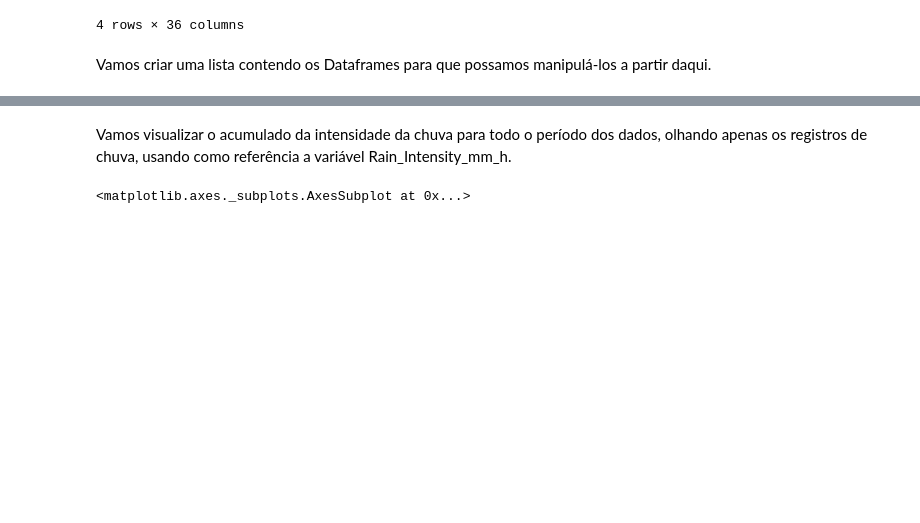
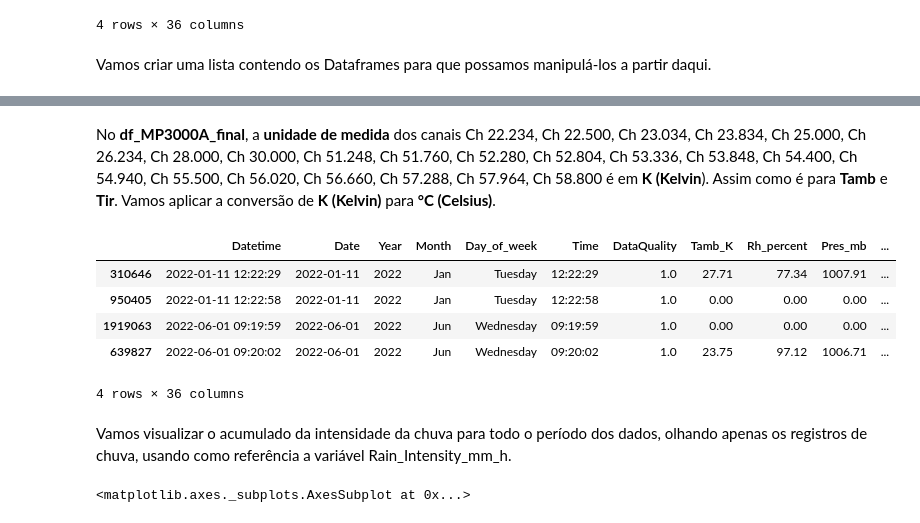
Before and after one commit to lourencocavalcante/Introduction-to-Data-Science, a Jupyter notebook: CAP394_2022_ProjetoFinal_EDA.ipynb, the cells around one changed output, grey strips where cells are left out. Saved outputs shown, nothing was run; the diff lists cells and outputs as text; code cells hidden in the pictures; blank space fills up the shorter version.

```diff
--- a/CAP394_2022_ProjetoFinal_EDA.ipynb
+++ b/CAP394_2022_ProjetoFinal_EDA.ipynb
@@ -156,0 +152,2 @@ df_filter0_MP3000A_final
+# %% [markdown]
+No **df_MP3000A_final**, a **unidade de medida** dos canais Ch 22.234, Ch 22.500, Ch 23.034, Ch 23.834, Ch 25.000, Ch 26.234, Ch 28.000, Ch 30.000, Ch 51.248, Ch 51.760, Ch 52.280, Ch 52.804, Ch 53.336, Ch 53.848, Ch 54.400, Ch 54.940, Ch 55.500, Ch 56.020, Ch 56.660, Ch 57.288, Ch 57.964, Ch 58.800 é em **K (Kelvin**). Assim como é para **Tamb** e **Tir**. Vamos aplicar a conversão de **K (Kelvin)** para **°C (Celsius)**.
@@ -157,3 +177,13 @@ df_filter0_MP3000A_final
+# %%
+#Vamos visualizar as primeiras 2 e últimas 2 linhas dos dados
+df_MP3000A_final.loc[df_MP3000A_final['DataQuality'] > 0].head(n=2).append(df_MP3000A_final.loc[df_MP3000A_final['DataQuality'] > 0].tail(n=2))
+# %% [output]
+|  | Datetime | Date | Year | Month | Day_of_week | Time | DataQuality | Tamb_K | Rh_percent | Pres_mb | ... |
+| 310646 | 2022-01-11 12:22:29 | 2022-01-11 | 2022 | Jan | Tuesday | 12:22:29 | 1.0 | 27.71 | 77.34 | 1007.91 | ... |
+| 950405 | 2022-01-11 12:22:58 | 2022-01-11 | 2022 | Jan | Tuesday | 12:22:58 | 1.0 | 0.00 | 0.00 | 0.00 | ... |
+| 1919063 | 2022-06-01 09:19:59 | 2022-06-01 | 2022 | Jun | Wednesday | 09:19:59 | 1.0 | 0.00 | 0.00 | 0.00 | ... |
+| 639827 | 2022-06-01 09:20:02 | 2022-06-01 | 2022 | Jun | Wednesday | 09:20:02 | 1.0 | 23.75 | 97.12 | 1006.71 | ... |
+4 rows × 36 columns
 # %% [markdown]
 Vamos visualizar o acumulado da intensidade da chuva para todo o período dos dados, olhando apenas os registros de chuva, usando como referência a variável Rain_Intensity_mm_h.
 # %%
```
Also changed, not shown: parts of 16 cells of this notebook.
